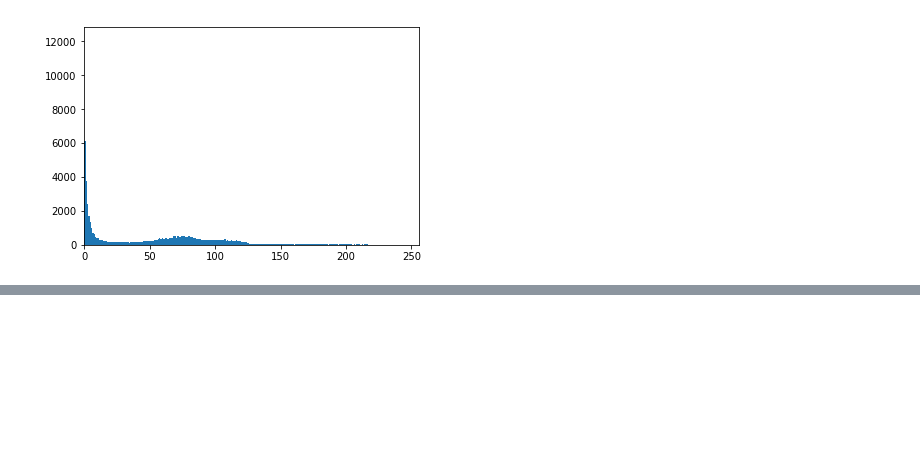
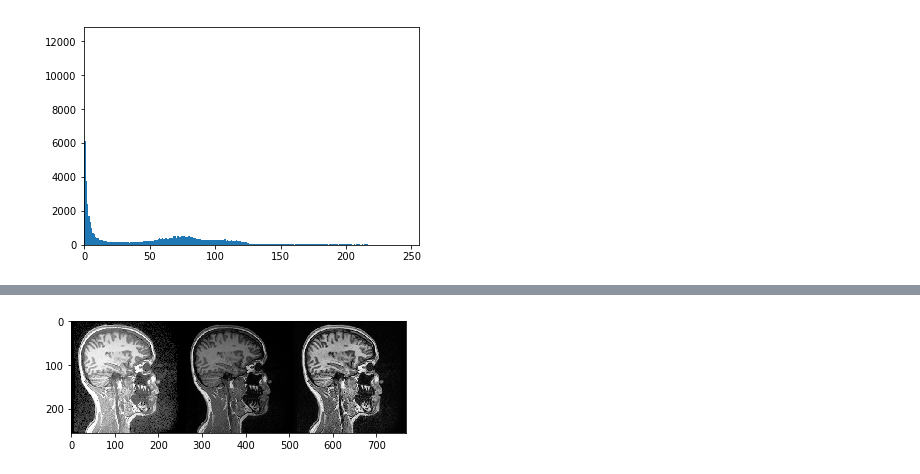
Before and after one commit to nathan-14200/wsbim2243, a Jupyter notebook: wsbim2243 - notebook.ipynb, the cells around one changed output, grey strips where cells are left out. Cells and saved outputs as stored; diff of their text form; code cells hidden in the pictures; blank space fills up the shorter version.

```diff
--- a/wsbim2243 - notebook.ipynb
+++ b/wsbim2243 - notebook.ipynb
@@ -74,0 +93,11 @@ plt.show()
+# %%
+# create a CLAHE object (Arguments are optional).
+#Contrast-limited adaptive histogram equalization consist of dividing the image into tiles
+#and apply the equalization localy
+clahe = cv2.createCLAHE(clipLimit=2.0, tileGridSize=(8,8)) #grid of 8 by 8
+cl1 = clahe.apply(img)
+res = np.hstack((equ,img,cl1))
+plt.imshow(res, cmap='gray')
+plt.show()
+# %% [output]
+[figure, added]
```
Also changed, not shown: parts of 6 cells of this notebook.
